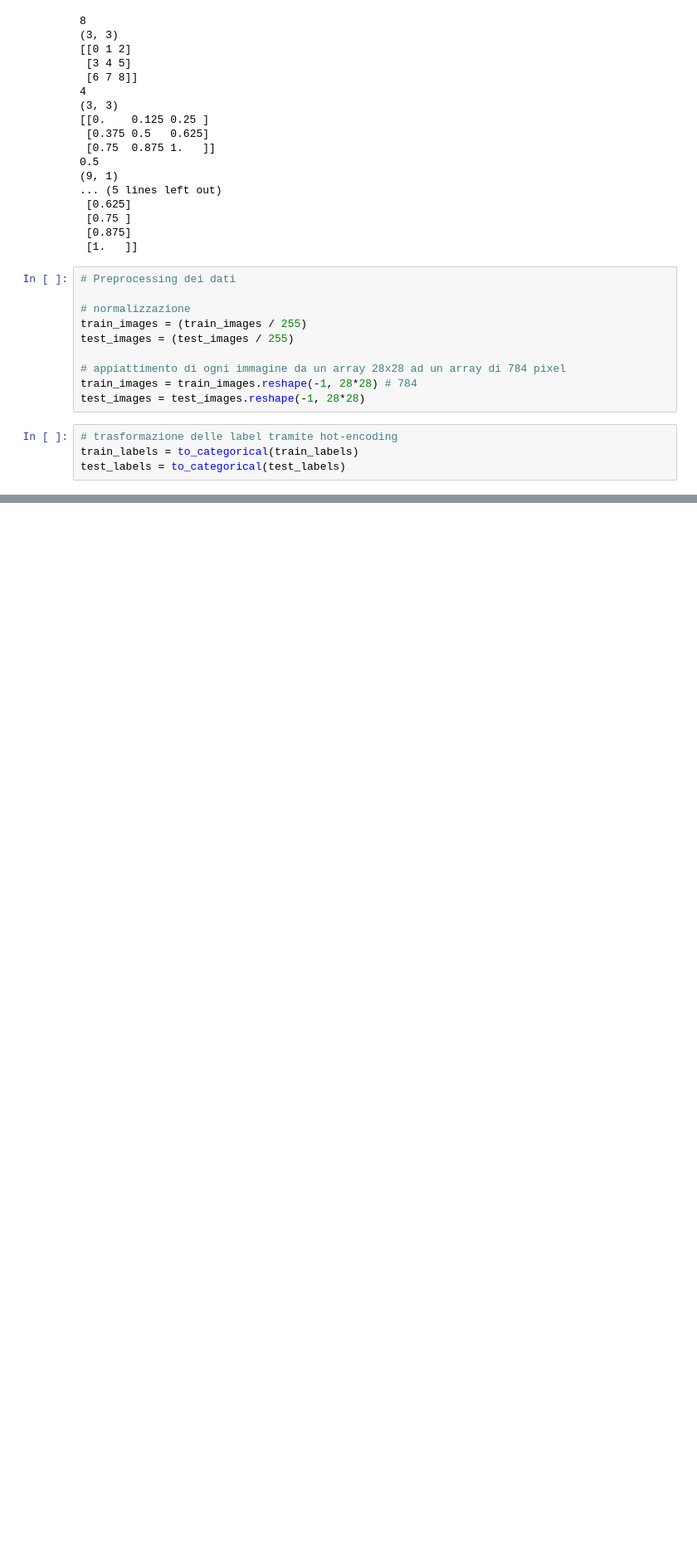
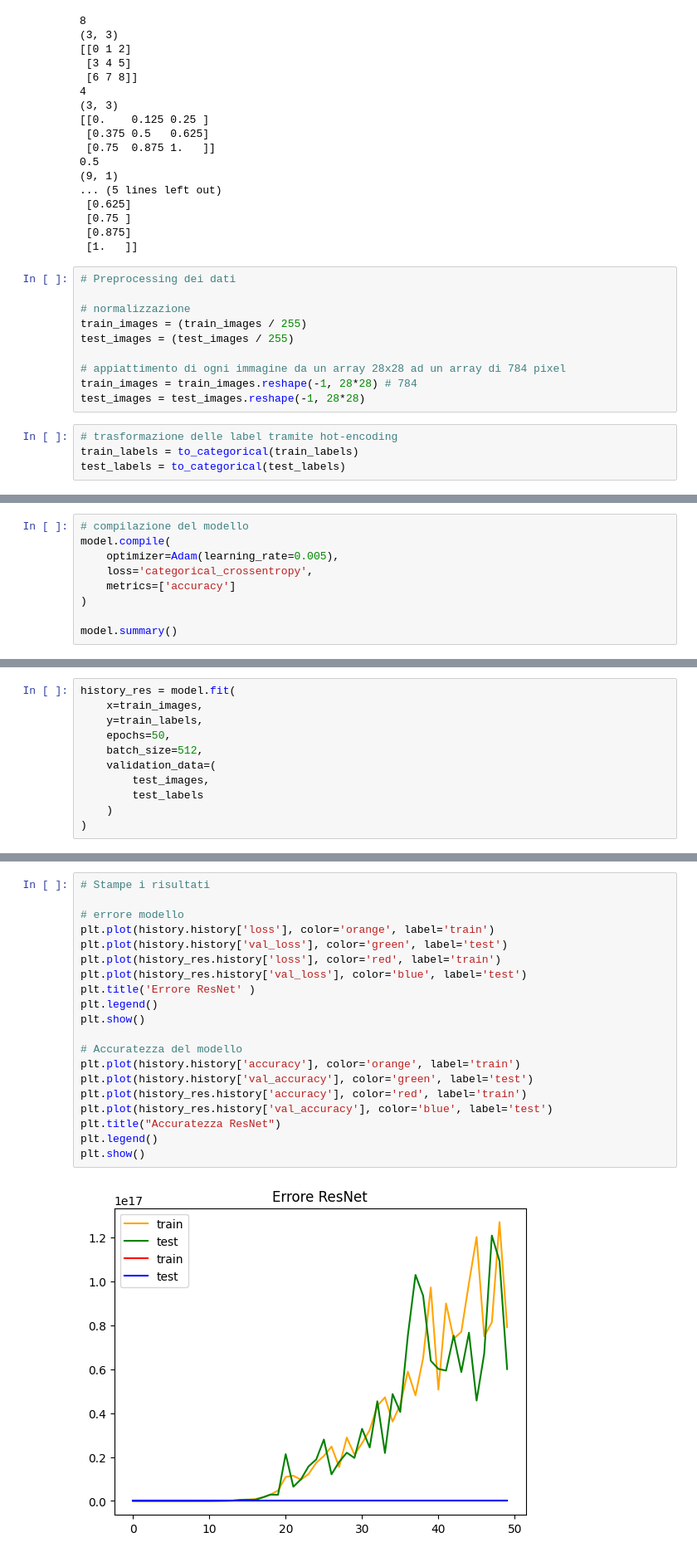
Before and after one commit to enricozanardo/m3-gpu-ml, a Jupyter notebook: week3/Residual Networks/my_residual_network.ipynb, the cells around one changed output, grey strips where cells are left out. Shown: that part at 83% size. Cells and saved outputs as stored; diff of their text form; blank space fills up the shorter version.

```diff
--- a/week3/Residual Networks/my_residual_network.ipynb
+++ b/week3/Residual Networks/my_residual_network.ipynb
@@ -201,0 +250,9 @@ for i in range(0, len(model.metrics_names)):
+# %%
+# compilazione del modello
+model.compile(
+    optimizer=Adam(learning_rate=0.005),
+    loss='categorical_crossentropy',
+    metrics=['accuracy']
+)
+
+model.summary()
@@ -201,0 +277,11 @@ for i in range(0, len(model.metrics_names)):
+# %%
+history_res = model.fit(
+    x=train_images,
+    y=train_labels,
+    epochs=50,
+    batch_size=512,
+    validation_data=(
+        test_images,
+        test_labels
+    )
+)
@@ -201,0 +306,22 @@ for i in range(0, len(model.metrics_names)):
+# %%
+# Stampe i risultati
+
+# errore modello
+plt.plot(history.history['loss'], color='orange', label='train')
+plt.plot(history.history['val_loss'], color='green', label='test')
+plt.plot(history_res.history['loss'], color='red', label='train')
+plt.plot(history_res.history['val_loss'], color='blue', label='test')
+plt.title('Errore ResNet' )
+plt.legend()
+plt.show()
+
+# Accuratezza del modello
+plt.plot(history.history['accuracy'], color='orange', label='train')
+plt.plot(history.history['val_accuracy'], color='green', label='test')
+plt.plot(history_res.history['accuracy'], color='red', label='train')
+plt.plot(history_res.history['val_accuracy'], color='blue', label='test')
+plt.title("Accuratezza ResNet")
+plt.legend()
+plt.show()
+# %% [output]
+[figure, added]
```
Also changed, not shown: parts of 10 cells of this notebook, 2 other files.
